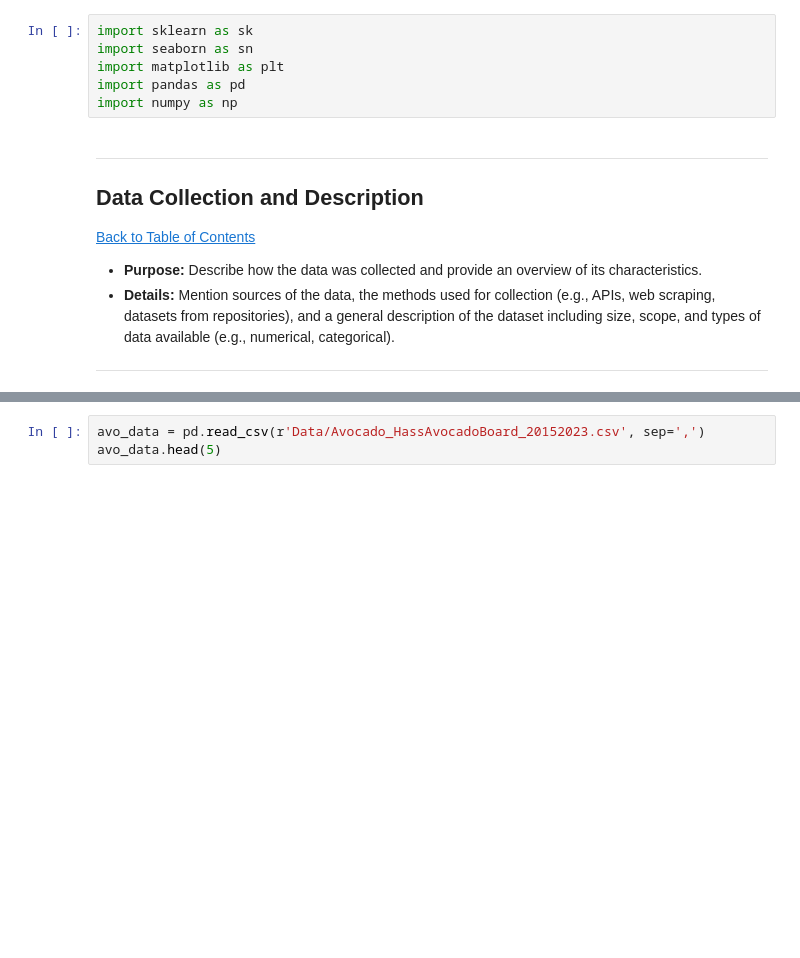
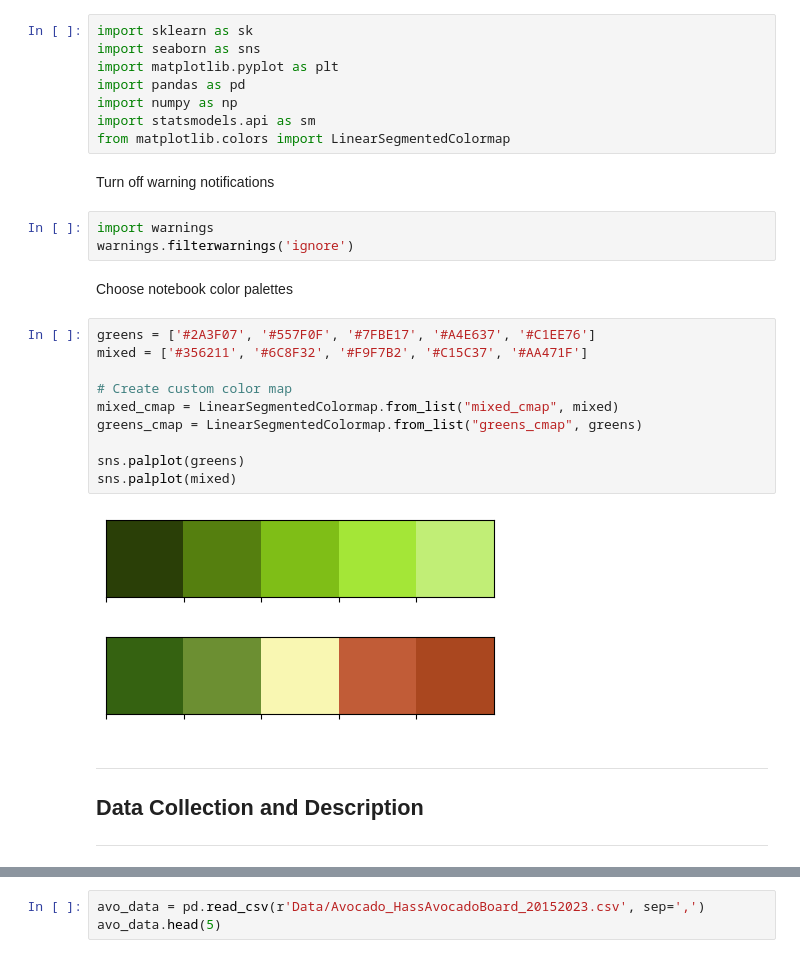
Before and after one commit to MeganHolborn/Avocado-price-optimisation, a Jupyter notebook: Notebook.ipynb, the cells around one changed output, grey strips where cells are left out. Cells and saved outputs as stored; diff of their text form; blank space fills up the shorter version.

```diff
--- a/Notebook.ipynb
+++ b/Notebook.ipynb
@@ -52,18 +101,56 @@
 # %%
 import sklearn as sk
-import seaborn as sn
-import matplotlib as plt
+import seaborn as sns
+import matplotlib.pyplot as plt
 import pandas as pd
 import numpy as np
+import statsmodels.api as sm
+from matplotlib.colors import LinearSegmentedColormap
-# %% [markdown]
----
-<a href=#two></a>
-## **Data Collection and Description**
-<a href=#cont>Back to Table of Contents</a>
-
-* **Purpose:** Describe how the data was collected and provide an overview of its characteristics.
-* **Details:** Mention sources of the data, the methods used for collection (e.g., APIs, web scraping, datasets from repositories), and a general description of the dataset including size, scope, and types of data available (e.g., numerical, categorical).
----
+# %% [markdown]
+Turn off warning notifications
+# %%
+import warnings
+warnings.filterwarnings('ignore')
+# %% [markdown]
+Choose notebook color palettes
+# %%
+greens = ['#2A3F07', '#557F0F', '#7FBE17', '#A4E637', '#C1EE76']
+mixed = ['#356211', '#6C8F32', '#F9F7B2', '#C15C37', '#AA471F']
+
+# Create custom color map
+mixed_cmap = LinearSegmentedColormap.from_list("mixed_cmap", mixed)
+greens_cmap = LinearSegmentedColormap.from_list("greens_cmap", greens)
+
+sns.palplot(greens)
+sns.palplot(mixed)
+# %% [output]
+[figure, added]
+[figure, added]
+# %% [markdown]
+<style>
+    .dark-green {
+        background-color: #356211;
+        color: white;
+        padding: 3px;
+        padding-left: 15px;
+        border-radius: 4px;
+    }
+    .styled-hr {
+        border: none;
+        border-top: 1px solid white;
+        height: 1px;
+        background-color: white;
+    }
+</style>
+
+<hr class="styled-hr">
+
+<div class="dark-green">
+    <a id="BC"></a>
+    <h2><strong>Data Collection and Description</strong></h2>
+</div>
+
+<hr class="styled-hr">
 # %% [markdown]
 Weekly avocado sales and pricing data, collected by the Hass Avocado Board between 2015 and 2023, was used for this project. The data was obtained from Kaggle at this [link](https://www.kaggle.com/datasets/vakhariapujan/avocado-prices-and-sales-volume-2015-2023/data) and is stored in the `Data/Avocado_HassAvocadoBoard_20152023.csv` file.
 
```
Also changed, not shown: parts of 65 cells of this notebook.
